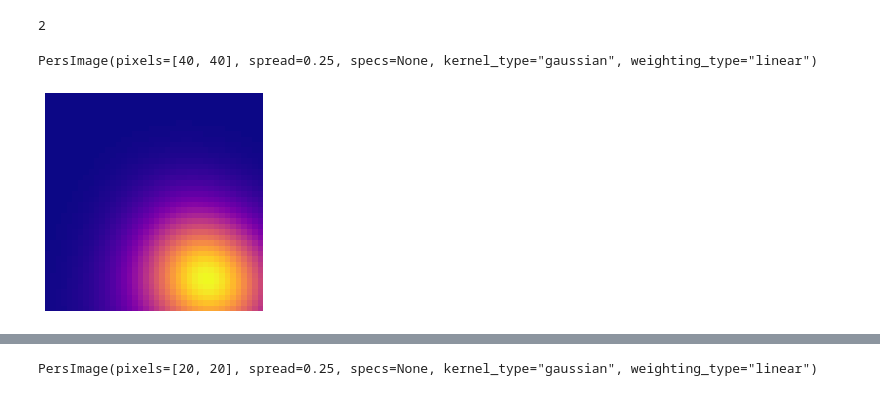
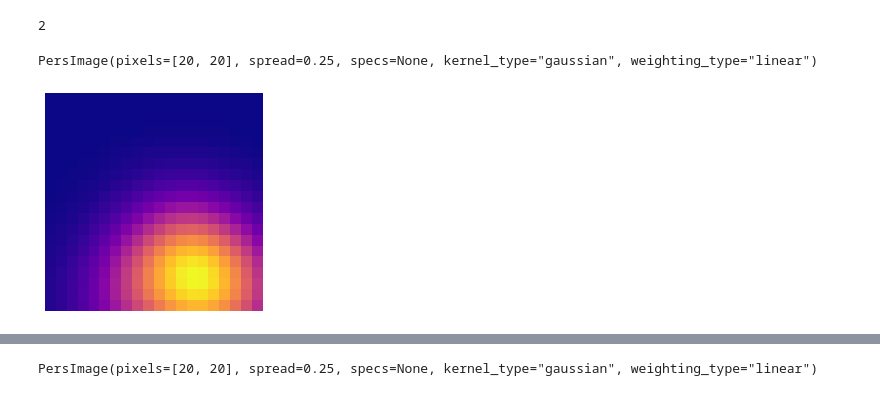
Before and after one commit to Octophi/Lady-Gaga-TDA, a Jupyter notebook: test_notebook.ipynb, the cells around one changed output, grey strips where cells are left out. Saved outputs shown, nothing was run; the diff lists cells and outputs as text; code cells hidden in the pictures.

```diff
--- a/test_notebook.ipynb
+++ b/test_notebook.ipynb
@@ -271,8 +271,8 @@ print(len(famemonster_pds[0]))
 2
 # %%
 pim = persim.PersImage(pixels = [20,20], spread = 0.25)
-imgs = pim.transform(famemonster_pds[4][1])
+imgs = pim.transform(famemonster_pds[6][1])
 pim.show(imgs)
 # %% [output]
-PersImage(pixels=[40, 40], spread=0.25, specs=None, kernel_type="gaussian", weighting_type="linear")
+PersImage(pixels=[20, 20], spread=0.25, specs=None, kernel_type="gaussian", weighting_type="linear")
-[figure, old version]
+[figure, new version]
```
Also changed, not shown: parts of 7 cells of this notebook, 10 other files.
